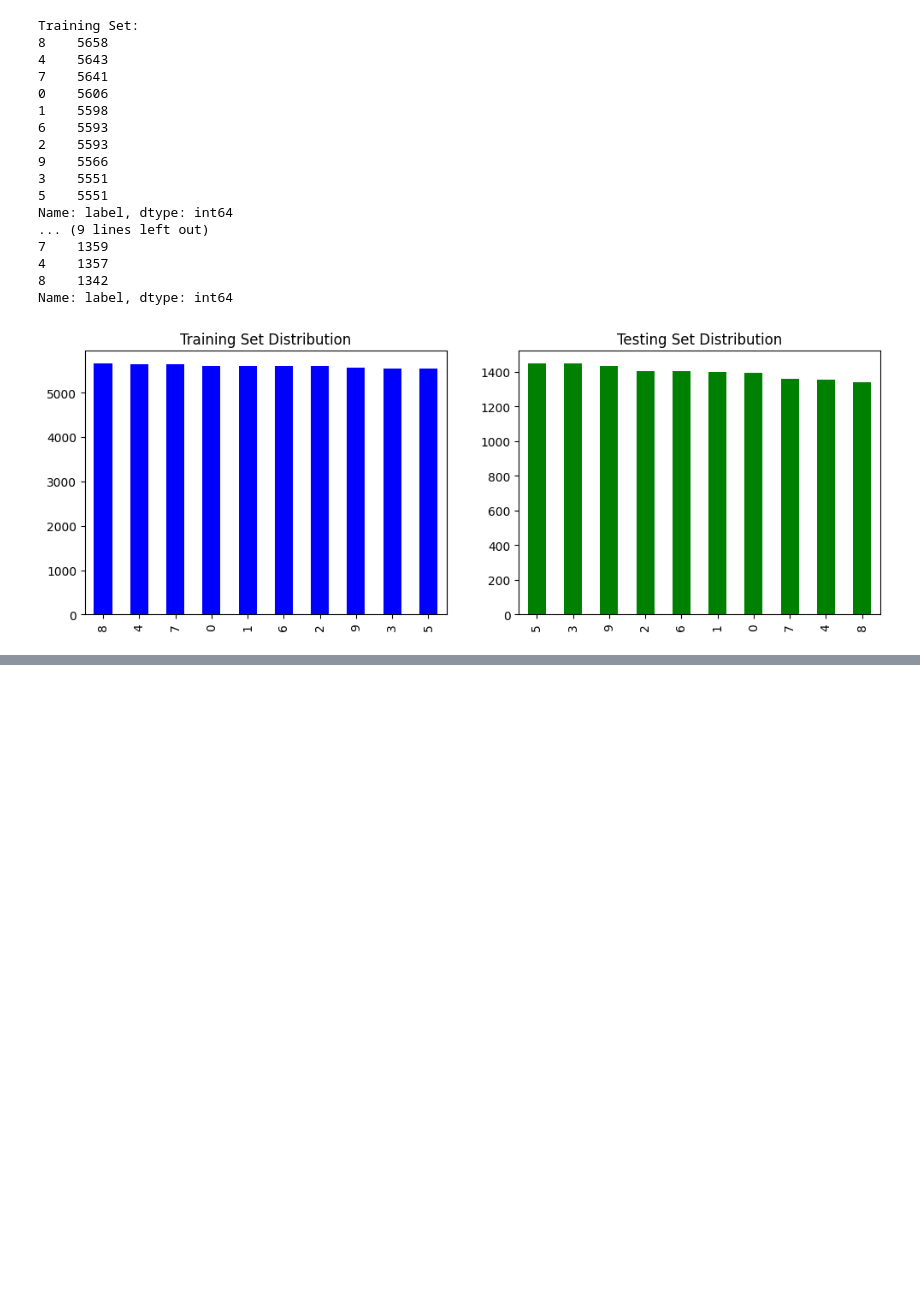
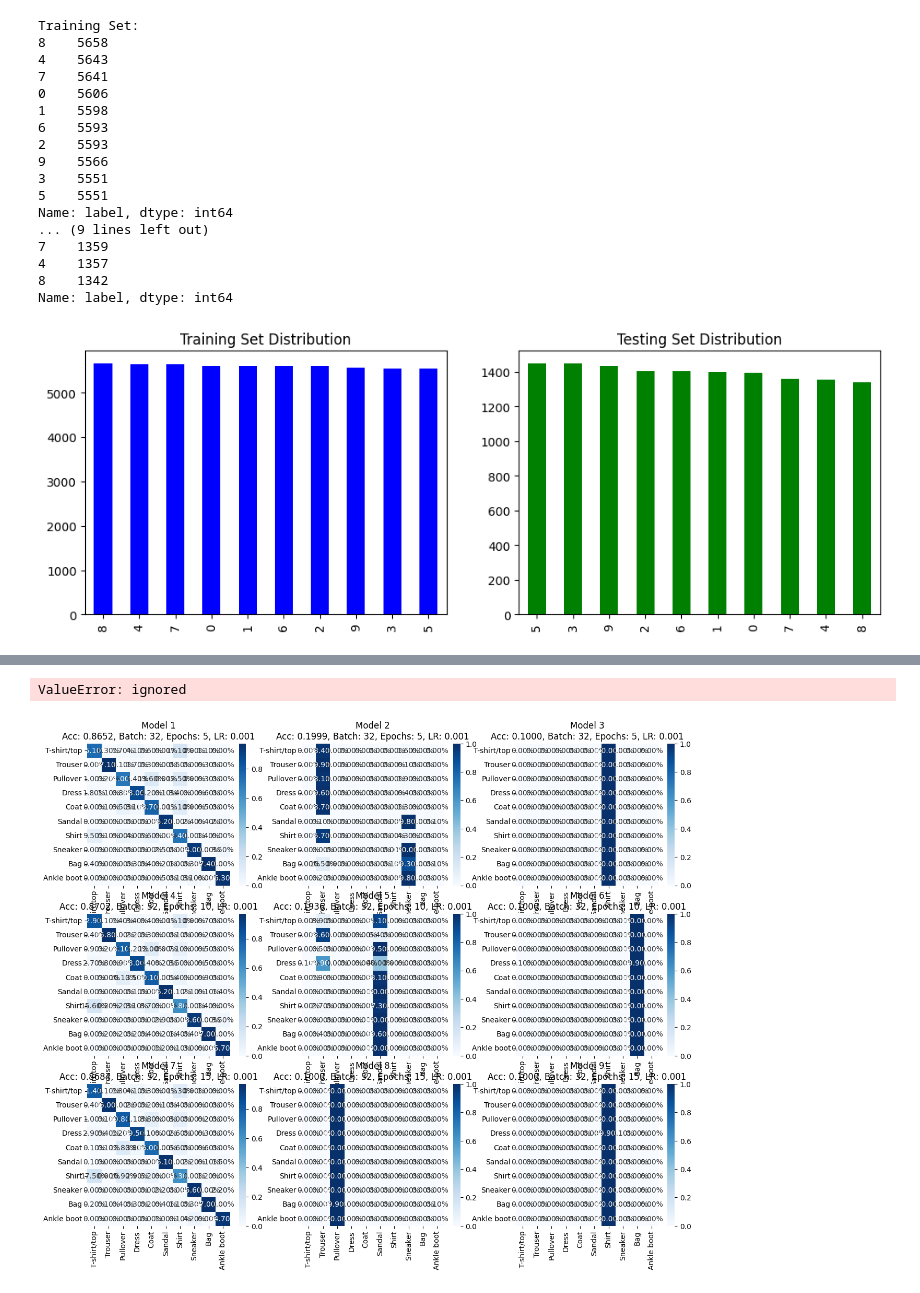
Before and after one commit to adidonner/Machine-Deep-learning-Python-Based, a Jupyter notebook: Task3/Task3.ipynb, the cells around one changed output, grey strips where cells are left out. Cells and saved outputs as stored; diff of their text form; code cells hidden in the pictures; blank space fills up the shorter version.

```diff
--- a/Task3/Task3.ipynb
+++ b/Task3/Task3.ipynb
@@ -417,0 +236,78 @@ Category with Maximum Softmax Probability in Testing Set: Dress
+# %%
+import tensorflow as tf
+from tensorflow.keras import layers, models
+from tensorflow.keras.utils import to_categorical
+from sklearn.metrics import confusion_matrix
+import numpy as np
+import seaborn as sns
+import matplotlib.pyplot as plt
+
+# Load the Fashion MNIST dataset
+(train_images, train_labels), (test_images, test_labels) = tf.keras.datasets.fashion_mnist.load_data()
+
+# Normalize pixel values to be between 0 and 1
+train_images, test_images = train_images / 255.0, test_images / 255.0
+
+# Reshape the images to a vector (28*28 to 784)
+train_images = train_images.reshape((train_images.shape[0], -1))
+test_images = test_images.reshape((test_images.shape[0], -1))
+
+# One-hot encode the labels
+train_labels = to_categorical(train_labels)
+test_labels = to_categorical(test_labels)
+
+# Define a function to create and train the model
+def create_and_train_model(batch_size, epochs, learning_rate):
+    model = models.Sequential()
+    model.add(layers.Dense(128, activation='relu', input_shape=(784,)))
+    model.add(layers.Dense(64, activation='relu'))
+    model.add(layers.Dense(10, activation='softmax'))  # Softmax activation for multi-class classification
+
+    optimizer = tf.keras.optimizers.Adam(learning_rate=learning_rate)
+    model.compile(optimizer=optimizer,
+                  loss='categorical_crossentropy',
+                  metrics=['accuracy'])
+
+    history = model.fit(train_images, train_labels, epochs=epochs, batch_size=batch_size, validation_split=0.2, verbose=0)
+
+    return model, history
+
+# Define parameters for the models with larger steps in the beginning and smaller steps later
+batch_sizes = [32, 64, 128]
+epochs_list = [5, 10, 15]
+initial_learning_rates = [0.01, 0.1, 0.5]
+final_learning_rate = 0.001
+
+# Create and train models
+models_list = []
+
+for batch_size in batch_sizes:
+    for epochs in epochs_list:
+        for initial_lr in initial_learning_rates:
+            model, history = create_and_train_model(batch_size, epochs, initial_lr)
+
+            # Fine-tune with a smaller learning rate
+            optimizer = tf.keras.optimizers.Adam(learning_rate=final_learning_rate)
+            model.compile(optimizer=optimizer,
+                          loss='categorical_crossentropy',
+                          metrics=['accuracy'])
+
+            fine_tune_history = model.fit(train_images, train_labels, epochs=5, batch_size=batch_size, validation_split=0.2, verbose=0)
+
+            models_list.append({'model': model, 'batch_size': batch_size, 'epochs': epochs, 'learning_rate': final_learning_rate, 'history': fine_tune_history})
+
+# Evaluate models and plot confusion matrix
+plt.figure(figsize=(15, 12))
+for i, model_info in enumerate(models_list, 1):
+    plt.subplot(3, 3, i)
+    model = model_info['model']
+    test_loss, test_acc = model.evaluate(test_images, test_labels, verbose=0)
+    predictions = np.argmax(model.predict(test_images), axis=1)
+    true_labels = np.argmax(test_labels, axis=1)
+    cm = confusion_matrix(true_labels, predictions, normalize='true')
+    sns.heatmap(cm, annot=True, fmt=".2%", cmap="Blues", xticklabels=class_names, yticklabels=class_names)
+    plt.title(f'Model {i}\nAcc: {test_acc:.4f}, Batch: {model_info["batch_size"]}, Epochs: {model_info["epochs"]}, LR: {model_info["learning_rate"]}')
+
+plt.tight_layout()
+plt.show()
+# %% [output]
@@ -417,0 +323,2 @@ Category with Maximum Softmax Probability in Testing Set: Dress
+ValueError: ignored
+[figure, added]
```
Also changed, not shown: parts of 15 cells of this notebook.
